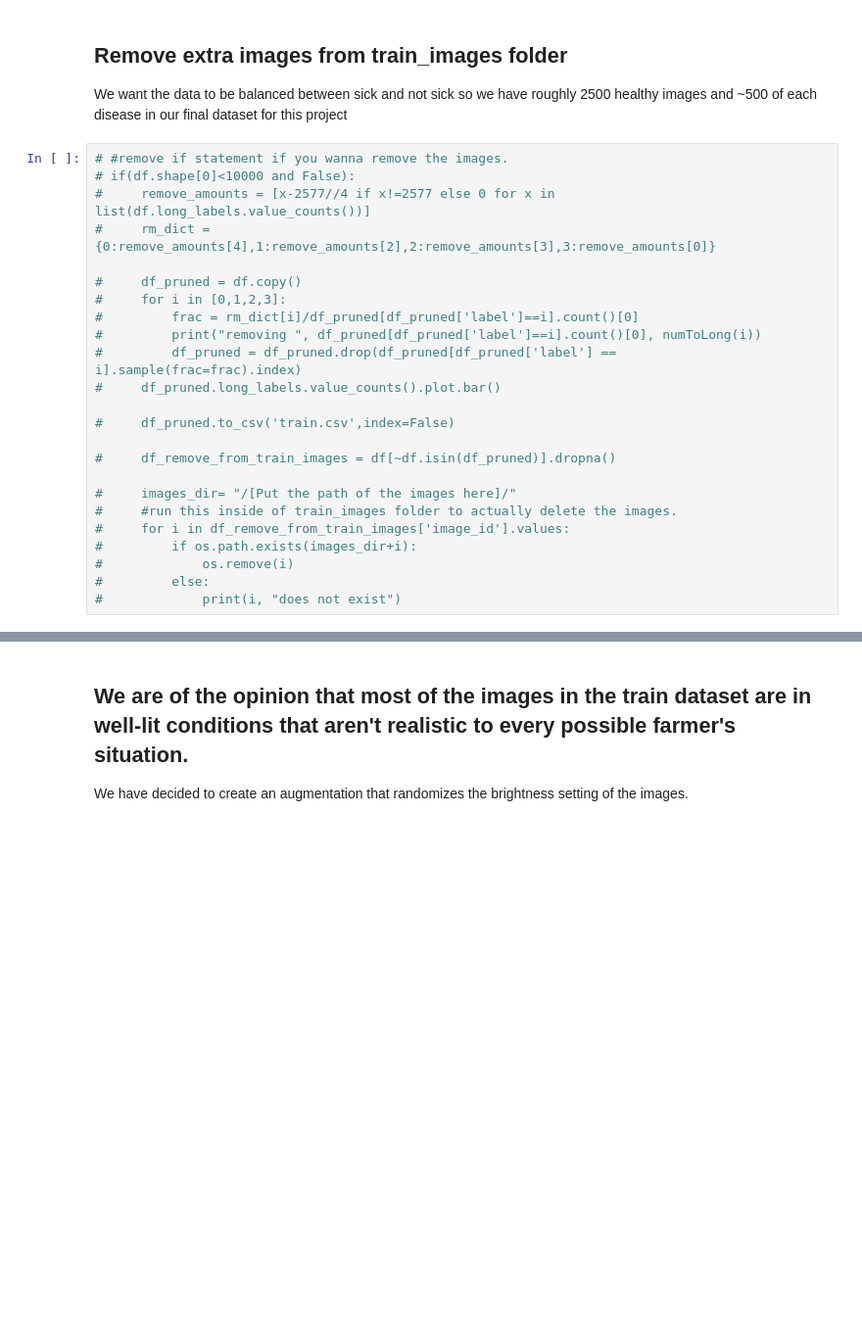
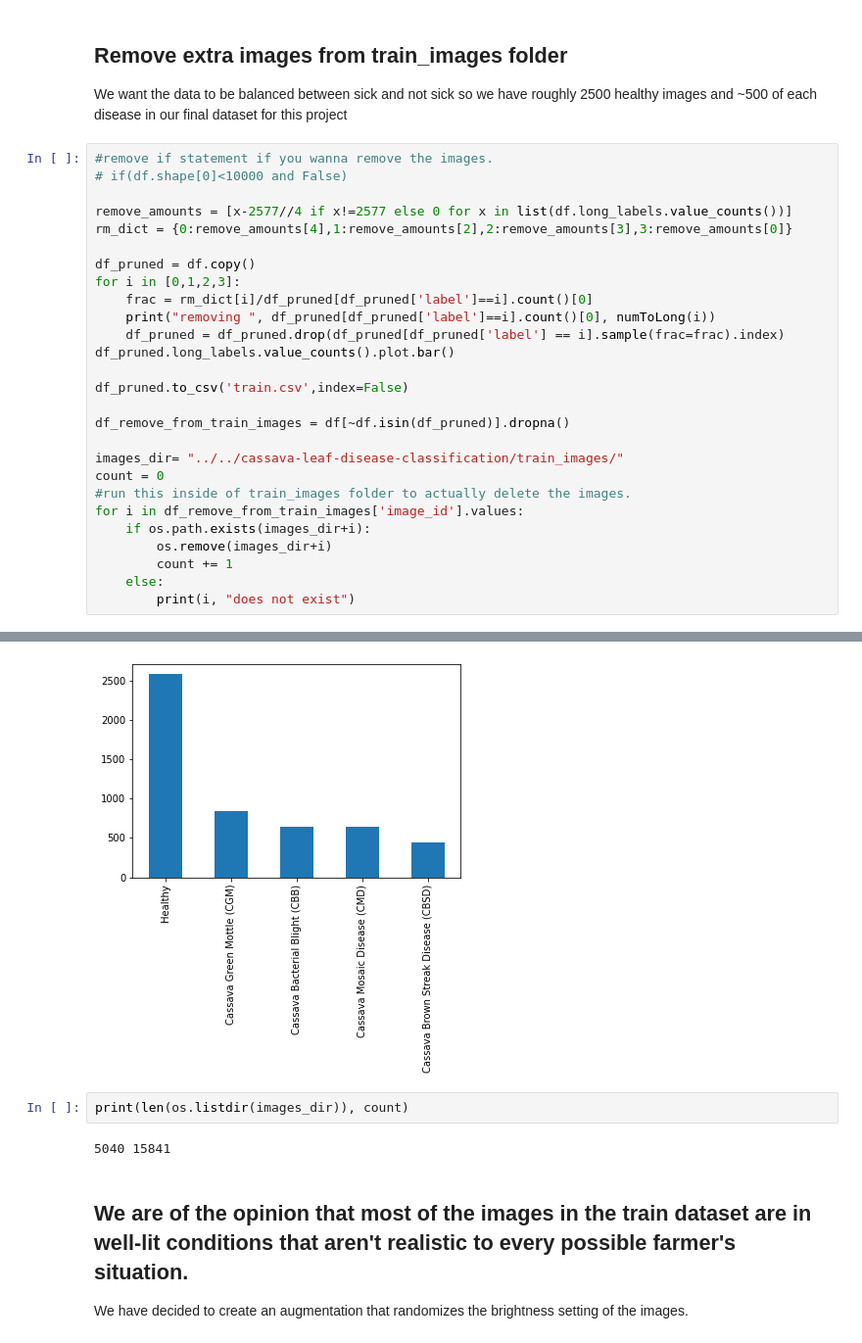
Before and after one commit to alswang18/little-cassava-ai, a Jupyter notebook: data_exploration.ipynb, the cells around one changed output, grey strips where cells are left out. Shown at 98% size. Saved outputs shown, nothing was run; the diff lists cells and outputs as text; blank space fills up the shorter version.

```diff
--- a/data_exploration.ipynb
+++ b/data_exploration.ipynb
@@ -48,26 +51,30 @@ df['long_labels'] = df.label.map(lambda x: numToLong(x))
 
 We want the data to be balanced between sick and not sick so we have roughly 2500 healthy images and ~500 of each disease in our final dataset for this project
 # %%
-# #remove if statement if you wanna remove the images.
-# if(df.shape[0]<10000 and False):
-#     remove_amounts = [x-2577//4 if x!=2577 else 0 for x in list(df.long_labels.value_counts())]
-#     rm_dict = {0:remove_amounts[4],1:remove_amounts[2],2:remove_amounts[3],3:remove_amounts[0]}
+#remove if statement if you wanna remove the images.
+# if(df.shape[0]<10000 and False)
 
-#     df_pruned = df.copy()
-#     for i in [0,1,2,3]:
-#         frac = rm_dict[i]/df_pruned[df_pruned['label']==i].count()[0]
-#         print("removing ", df_pruned[df_pruned['label']==i].count()[0], numToLong(i))
-#         df_pruned = df_pruned.drop(df_pruned[df_pruned['label'] == i].sample(frac=frac).index)
-#     df_pruned.long_labels.value_counts().plot.bar()
+remove_amounts = [x-2577//4 if x!=2577 else 0 for x in list(df.long_labels.value_counts())]
+rm_dict = {0:remove_amounts[4],1:remove_amounts[2],2:remove_amounts[3],3:remove_amounts[0]}
 
-#     df_pruned.to_csv('train.csv',index=False)
+df_pruned = df.copy()
+for i in [0,1,2,3]:
+    frac = rm_dict[i]/df_pruned[df_pruned['label']==i].count()[0]
+    print("removing ", df_pruned[df_pruned['label']==i].count()[0], numToLong(i))
+    df_pruned = df_pruned.drop(df_pruned[df_pruned['label'] == i].sample(frac=frac).index)
+df_pruned.long_labels.value_counts().plot.bar()
 
-#     df_remove_from_train_images = df[~df.isin(df_pruned)].dropna()
+df_pruned.to_csv('train.csv',index=False)
 
-#     images_dir= "/[Put the path of the images here]/"
-#     #run this inside of train_images folder to actually delete the images.
-#     for i in df_remove_from_train_images['image_id'].values:
-#         if os.path.exists(images_dir+i):
-#             os.remove(i)
-#         else:
-#             print(i, "does not exist")
+df_remove_from_train_images = df[~df.isin(df_pruned)].dropna()
+
+images_dir= "../../cassava-leaf-disease-classification/train_images/"
+count = 0
+#run this inside of train_images folder to actually delete the images.
+for i in df_remove_from_train_images['image_id'].values:
+    if os.path.exists(images_dir+i):
+        os.remove(images_dir+i)
+        count += 1
+    else:
+        print(i, "does not exist")
+# %% [output]
@@ -74,3 +98,8 @@ We want the data to be balanced between sick and not sick so we have roughly 250
+[figure, added]
+# %%
+print(len(os.listdir(images_dir)), count)
+# %% [output]
+5040 15841
 # %% [markdown]
 ## We are of the opinion that most of the images in the train dataset are in well-lit conditions that aren't realistic to every possible farmer's situation.
 
```
Also changed, not shown: parts of 4 cells of this notebook, 1 other file.
